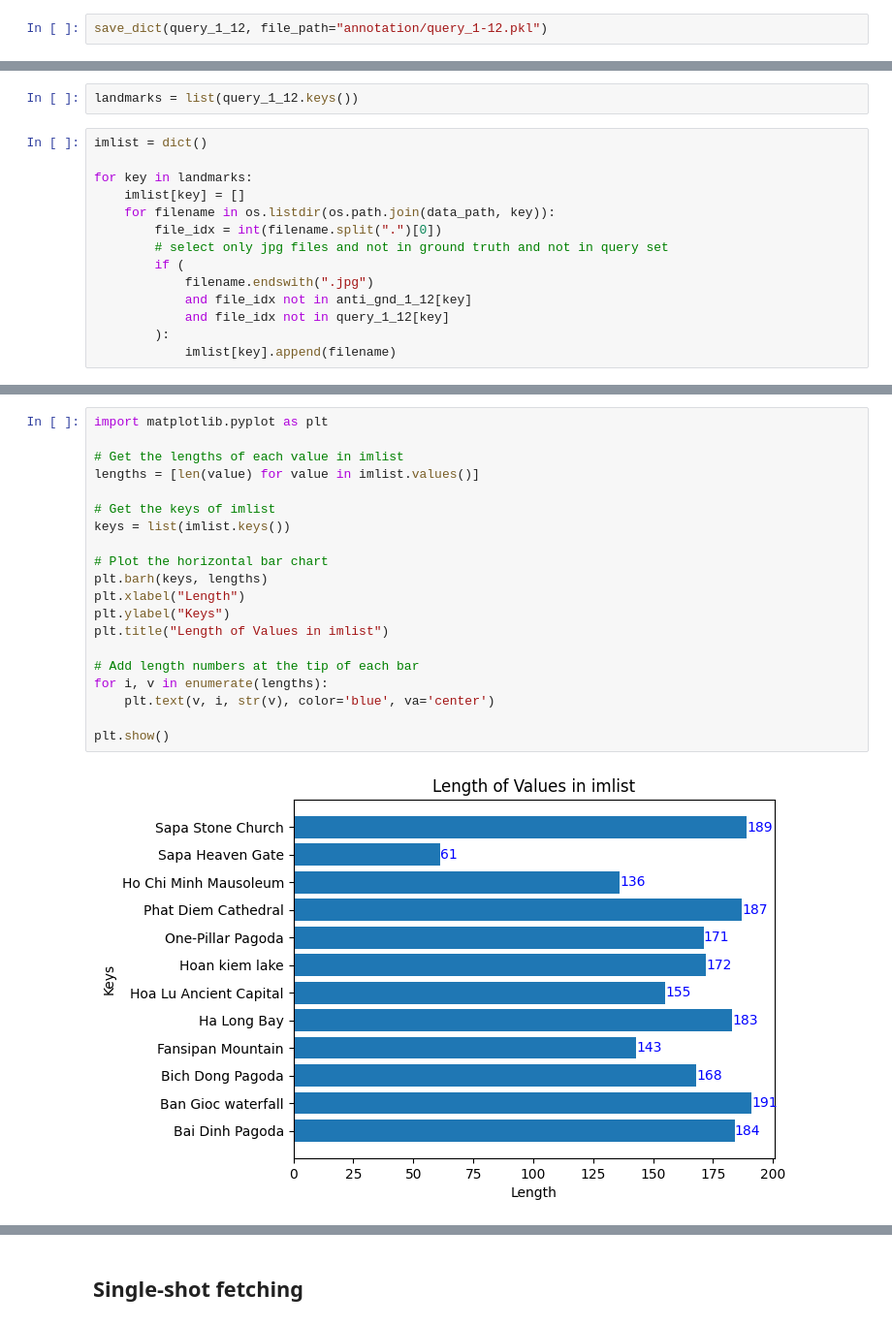
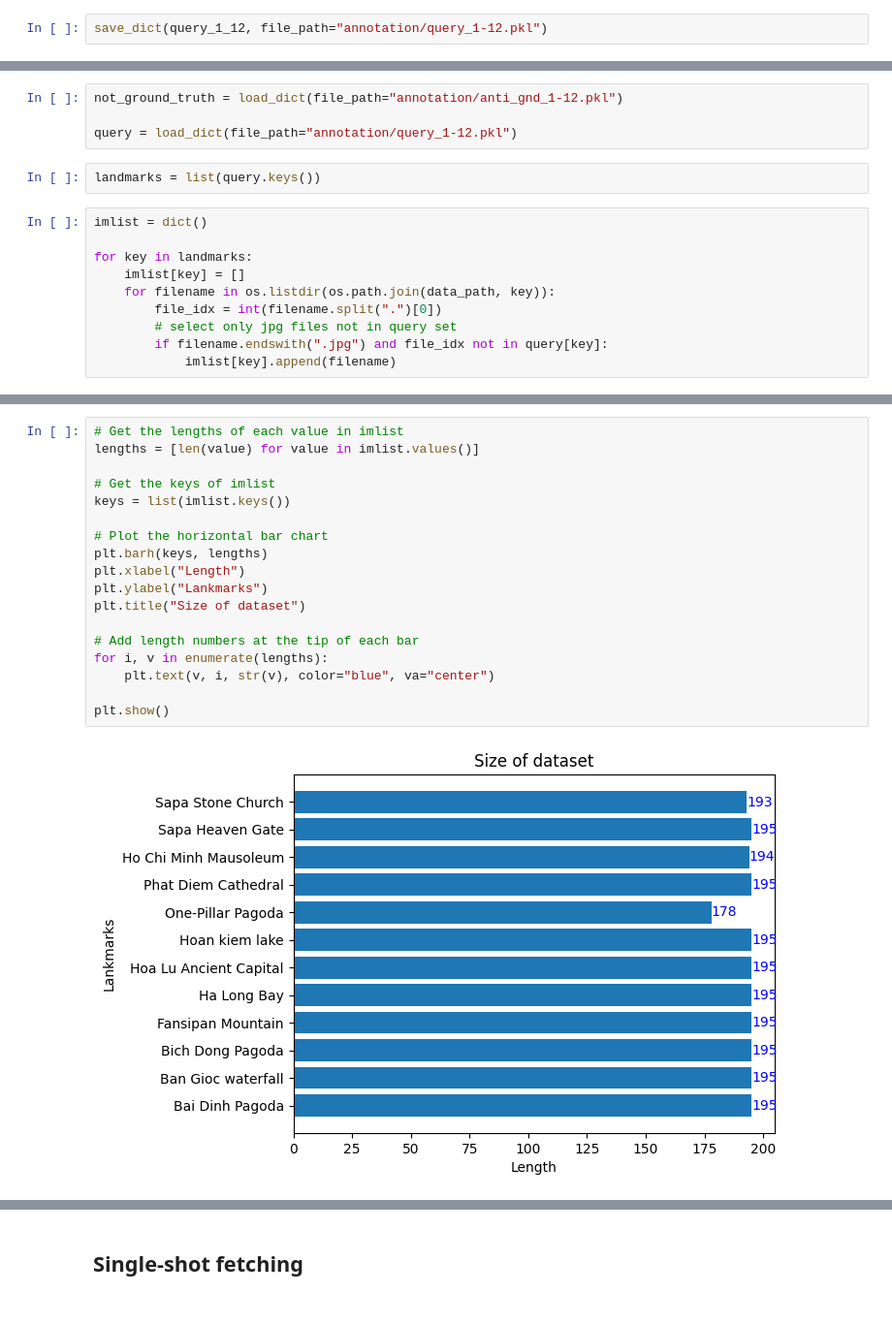
Before and after one commit to ngohiep-noob/Google-image-crawler, a Jupyter notebook: google_image_crawling.ipynb, the cells around one changed output, grey strips where cells are left out. Shown: that part at 97% size. Drawn from its saved outputs; the diff is of its cells as text.

```diff
--- a/google_image_crawling.ipynb
+++ b/google_image_crawling.ipynb
@@ -439,5 +445,9 @@ save_dict(query_1_12, file_path="annotation/query_1-12.pkl")
+# %%
+not_ground_truth = load_dict(file_path="annotation/anti_gnd_1-12.pkl")
+
+query = load_dict(file_path="annotation/query_1-12.pkl")
 # %%
-landmarks = list(query_1_12.keys())
+landmarks = list(query.keys())
 # %%
 imlist = dict()
 
@@ -445,10 +455,6 @@ for key in landmarks:
     imlist[key] = []
     for filename in os.listdir(os.path.join(data_path, key)):
         file_idx = int(filename.split(".")[0])
-        # select only jpg files and not in ground truth and not in query set
-        if (
-            filename.endswith(".jpg")
-            and file_idx not in anti_gnd_1_12[key]
-            and file_idx not in query_1_12[key]
-        ):
+        # select only jpg files not in query set
+        if filename.endswith(".jpg") and file_idx not in query[key]:
             imlist[key].append(filename)
@@ -455,22 +475,20 @@ for key in landmarks:
 # %%
-import matplotlib.pyplot as plt
-
 # Get the lengths of each value in imlist
 lengths = [len(value) for value in imlist.values()]
 
 # Get the keys of imlist
 keys = list(imlist.keys())
 
 # Plot the horizontal bar chart
 plt.barh(keys, lengths)
 plt.xlabel("Length")
-plt.ylabel("Keys")
-plt.title("Length of Values in imlist")
+plt.ylabel("Lankmarks")
+plt.title("Size of dataset")
 
 # Add length numbers at the tip of each bar
 for i, v in enumerate(lengths):
-    plt.text(v, i, str(v), color='blue', va='center')
+    plt.text(v, i, str(v), color="blue", va="center")
 
 plt.show()
 # %% [output]
-[figure, old version]
+[figure, new version]
```
Also changed, not shown: parts of 5 cells of this notebook, 18 other files.
